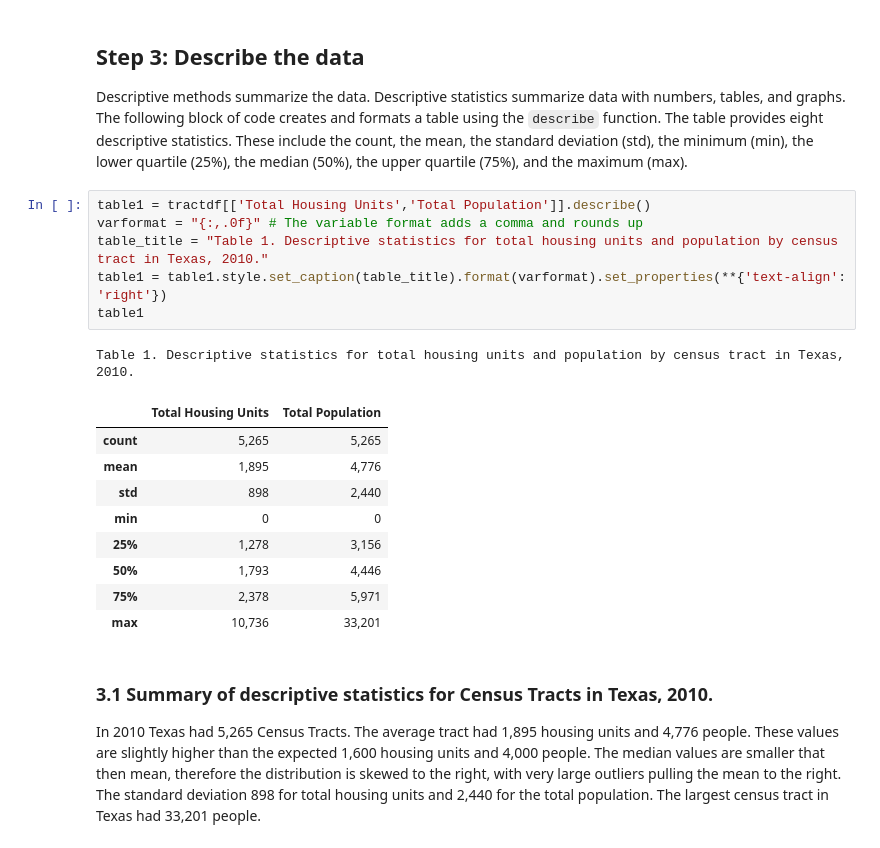
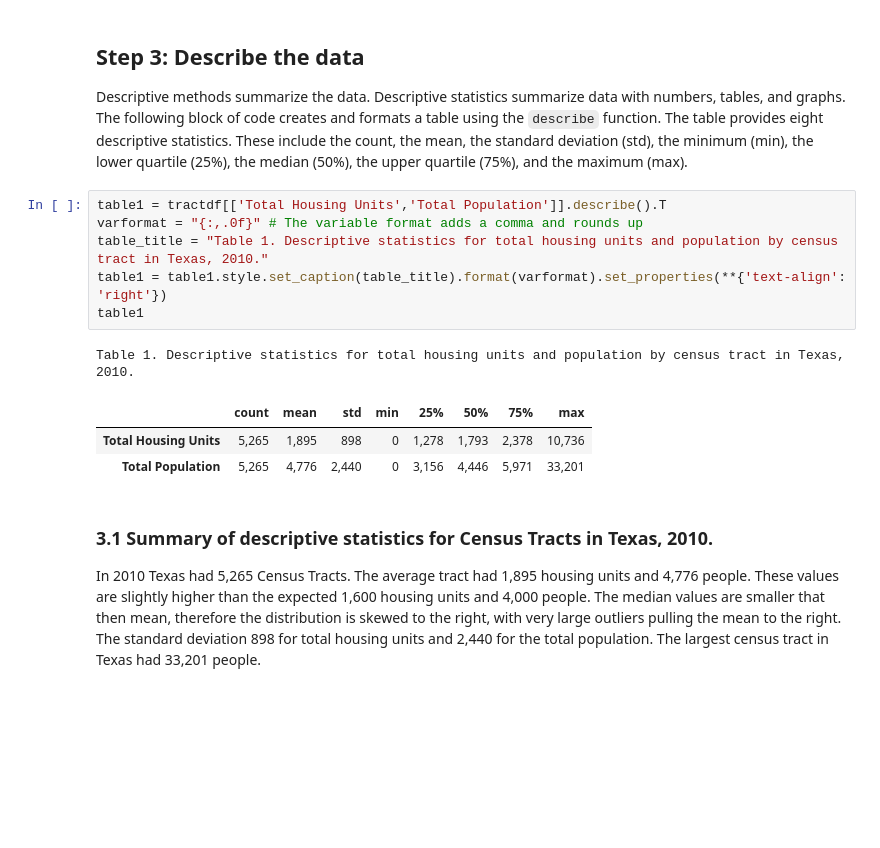
Before and after one commit to npr99/PlanningMethods, a Jupyter notebook: PLAN604_Descriptive_Statistics_CensusTracts.ipynb, the cells around one changed output. Saved outputs shown, nothing was run; the diff lists cells and outputs as text; blank space fills up the shorter version.

```diff
--- a/PLAN604_Descriptive_Statistics_CensusTracts.ipynb
+++ b/PLAN604_Descriptive_Statistics_CensusTracts.ipynb
@@ -152,22 +152,16 @@ Name: GEOID, dtype: object
 ## Step 3: Describe the data
 Descriptive methods summarize the data. Descriptive statistics summarize data with numbers, tables, and graphs. The following block of code creates and formats a table using the `describe` function. The table provides eight descriptive statistics. These include the count, the mean, the standard deviation (std), the minimum (min), the lower quartile (25%), the median (50%), the upper quartile (75%), and the maximum (max).
 # %%
-table1 = tractdf[['Total Housing Units','Total Population']].describe()
+table1 = tractdf[['Total Housing Units','Total Population']].describe().T
 varformat = "{:,.0f}" # The variable format adds a comma and rounds up
 table_title = "Table 1. Descriptive statistics for total housing units and population by census tract in Texas, 2010."
 table1 = table1.style.set_caption(table_title).format(varformat).set_properties(**{'text-align': 'right'})
 table1
 # %% [output]
 Table 1. Descriptive statistics for total housing units and population by census tract in Texas, 2010.
-|  | Total Housing Units | Total Population |
-| count | 5,265 | 5,265 |
-| mean | 1,895 | 4,776 |
-| std | 898 | 2,440 |
-| min | 0 | 0 |
-| 25% | 1,278 | 3,156 |
-| 50% | 1,793 | 4,446 |
-| 75% | 2,378 | 5,971 |
-| max | 10,736 | 33,201 |
+|  | count | mean | std | min | 25% | 50% | 75% | max |
+| Total Housing Units | 5,265 | 1,895 | 898 | 0 | 1,278 | 1,793 | 2,378 | 10,736 |
+| Total Population | 5,265 | 4,776 | 2,440 | 0 | 3,156 | 4,446 | 5,971 | 33,201 |
 # %% [markdown]
 ### 3.1 Summary of descriptive statistics for Census Tracts in Texas, 2010.
 
```
Also changed, not shown: parts of 5 cells of this notebook.
